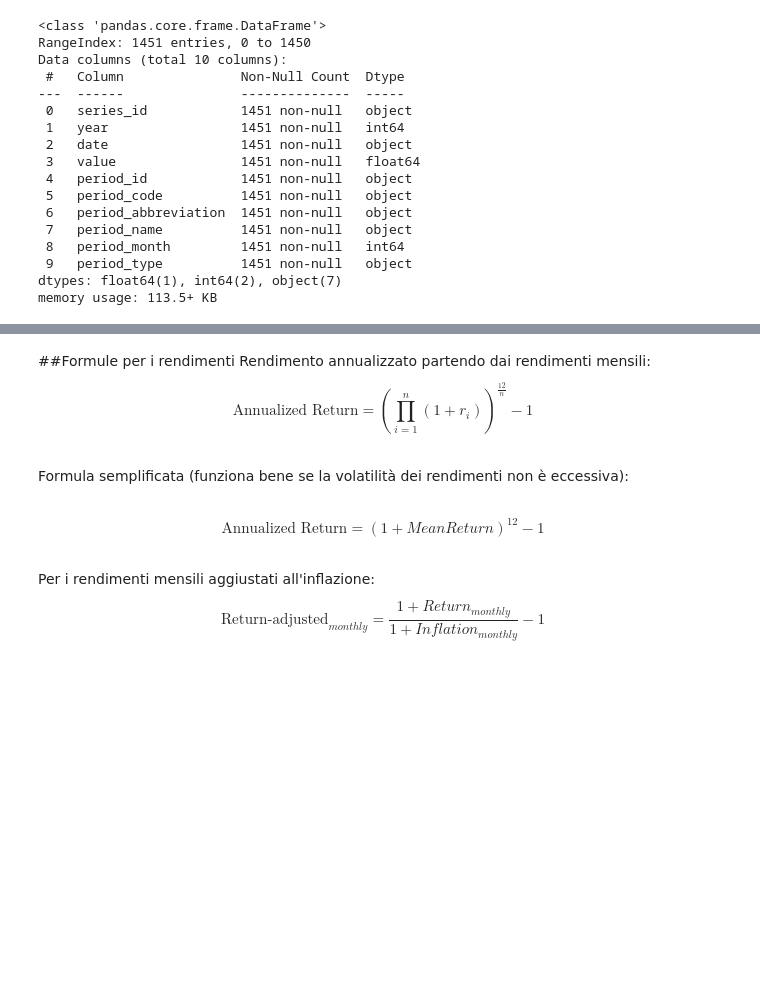
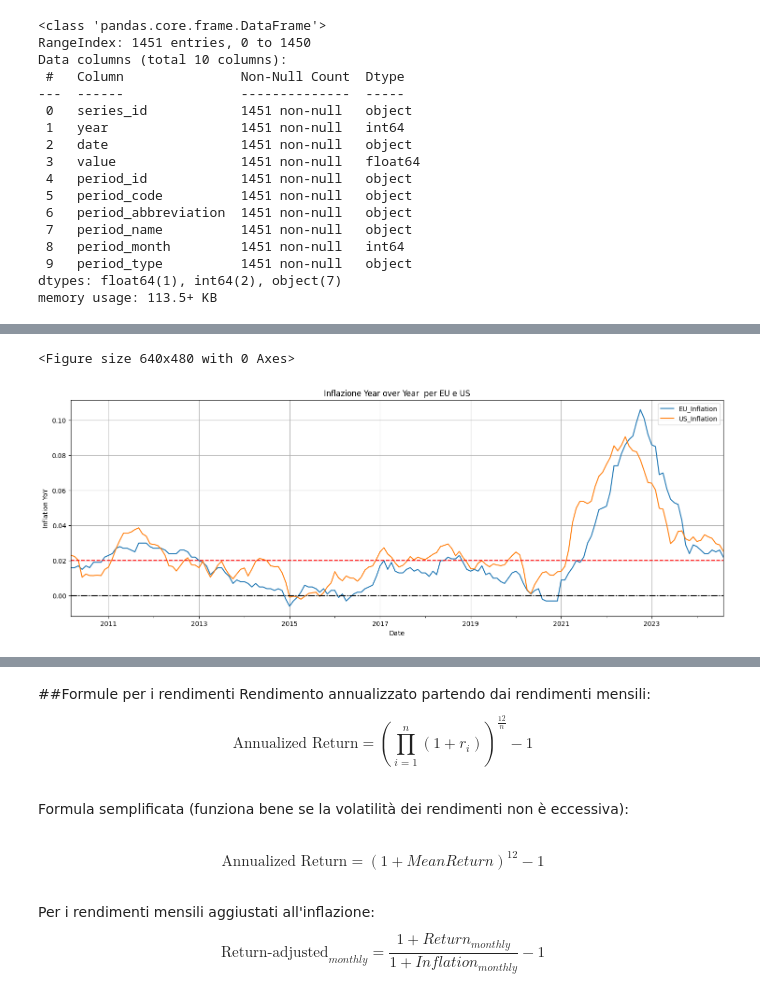
Before and after one commit to jumping2000/Quants, a Jupyter notebook: inflation_analysis/inflation.ipynb, the cells around one changed output, grey strips where cells are left out. Cells and saved outputs as stored; diff of their text form; code cells hidden in the pictures; blank space fills up the shorter version.

```diff
--- a/inflation_analysis/inflation.ipynb
+++ b/inflation_analysis/inflation.ipynb
@@ -194,19 +187,33 @@ df_inflation
 # %%
 if confronto_inflazione == True:
-    fig = px.line(
-        data_frame=df_inflation,
-        color_discrete_sequence=["#636EFA", "#EF553B", "#19D3F3", "#B6E880", "#FECB52", "#2ECB32","#FF6600","#0033CC"],
-        template="plotly_dark",
-        title = 'Inflazione Year over Year  per EU e US'
-    )
-    fig.update_traces(hovertemplate=None)
-    fig.update_layout(
-        yaxis_title='Inflation YoY',
-        xaxis_title='Date',
-        hovermode="x unified",
-    )
-    fig.add_hline(y=0.02)
-    fig.show()
+    if use_matplot == True:
+        fig = plt.figure()
+        df_inflation.plot(figsize=(18,6))
+        plt.title('Inflazione Year over Year  per EU e US')
+        plt.axhline(0.02,ls='--',c='red')
+        plt.axhline(0.00,ls='-.',c='black')
+        plt.xlabel('Date')
+        plt.ylabel('Inflation YoY')
+        plt.grid()
+        plt.show()
+    else:
+        fig = px.line(
+            data_frame=df_inflation,
+            color_discrete_sequence=["#636EFA", "#EF553B", "#19D3F3", "#B6E880", "#FECB52", "#2ECB32","#FF6600","#0033CC"],
+            template="plotly_dark",
+            title = 'Inflazione Year over Year  per EU e US'
+        )
+        fig.update_traces(hovertemplate=None)
+        fig.update_layout(
+            yaxis_title='Inflation YoY',
+            xaxis_title='Date',
+            hovermode="x unified",
+        )
+        fig.add_hline(y=0.02)
+        fig.show()
+# %% [output]
+<Figure size 640x480 with 0 Axes>
+[figure, added]
 # %%
 def get_norm(df):
     return df / df.iloc[0]
```
Also changed, not shown: parts of 14 cells of this notebook.
